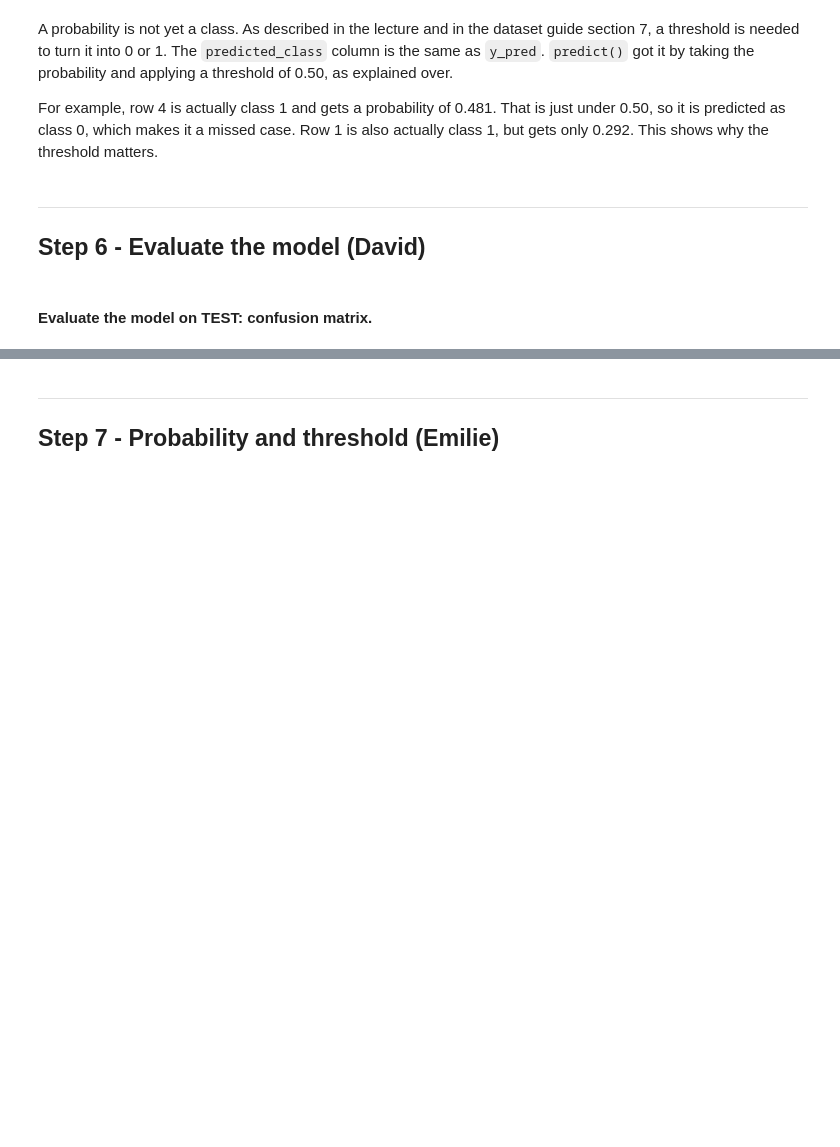
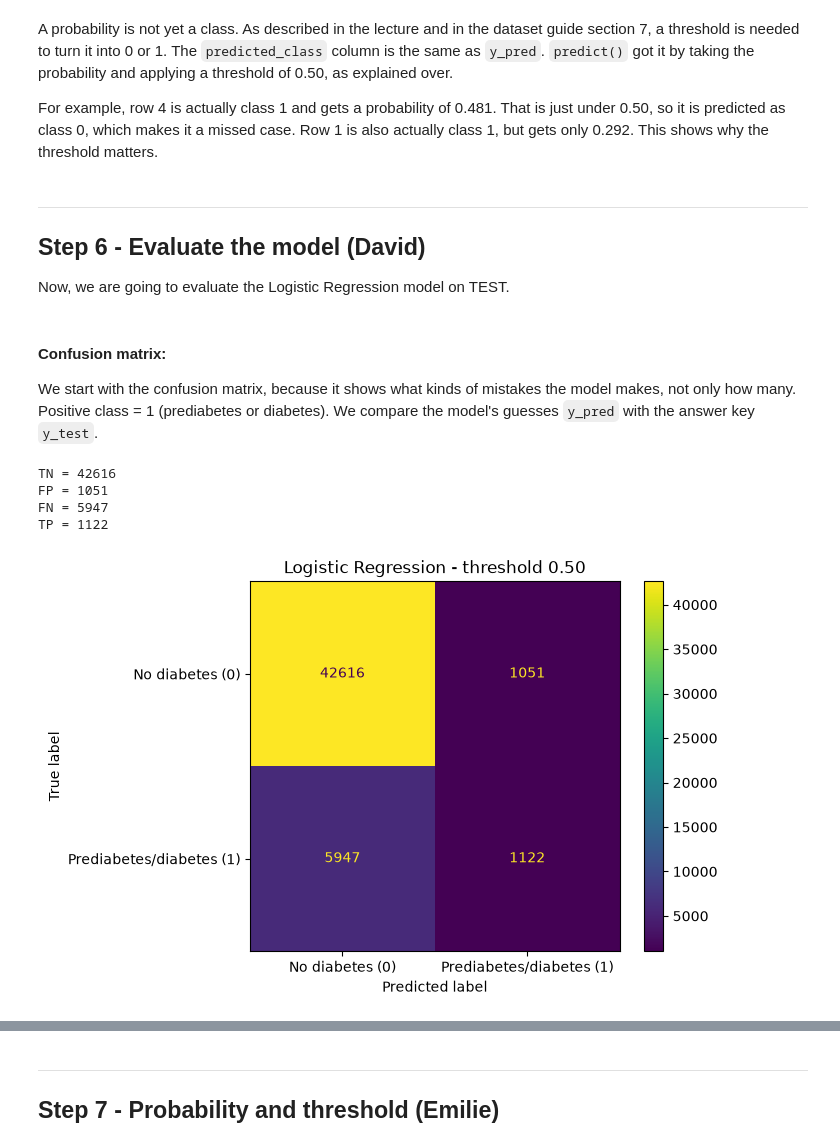
Before and after one commit to J-0-S-E/IE500618-Assignment-2, a Jupyter notebook: assignment2.ipynb, the cells around one changed output, grey strips where cells are left out. Drawn from its saved outputs; the diff is of its cells as text; code cells hidden in the pictures; blank space fills up the shorter version.

```diff
--- a/assignment2.ipynb
+++ b/assignment2.ipynb
@@ -398,5 +398,31 @@ For example, row 4 is actually class 1 and gets a probability of 0.481. That is
 # %% [markdown]
 ---
 ## Step 6 - Evaluate the model (David)
+
+Now, we are going to evaluate the Logistic Regression model on TEST.
 # %% [markdown]
-#### Evaluate the model on TEST: confusion matrix.
+#### Confusion matrix:
+
+We start with the confusion matrix, because it shows what kinds of mistakes the model makes, not only how many. Positive class = 1 (prediabetes or diabetes). We compare the model's guesses `y_pred` with the answer key `y_test`.
+# %%
+cm = confusion_matrix(y_test, y_pred)
+tn, fp, fn, tp = cm.ravel()
+
+print("TN =", tn)   #True negative
+print("FP =", fp)   #False positive
+print("FN =", fn)   #False negative
+print("TP =", tp)   #True positive
+
+ConfusionMatrixDisplay(
+    confusion_matrix=cm,
+    display_labels=["No diabetes (0)", "Prediabetes/diabetes (1)"]
+).plot()
+
+plt.title("Logistic Regression - threshold 0.50")
+plt.show()
+# %% [output]
+TN = 42616
+FP = 1051
+FN = 5947
+TP = 1122
+[figure, added]
```
Also changed, not shown: parts of 8 cells of this notebook.
